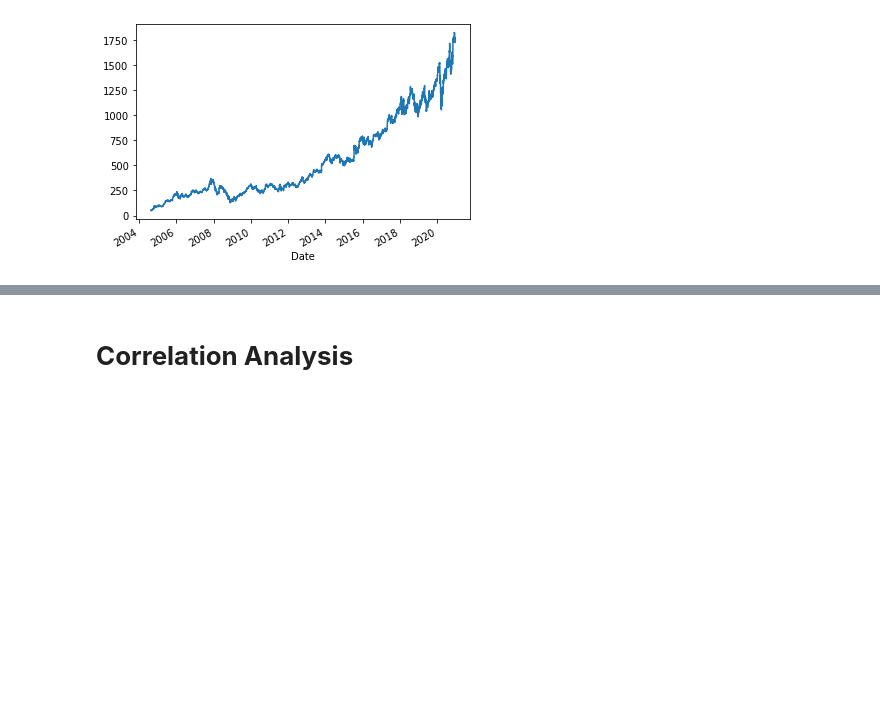
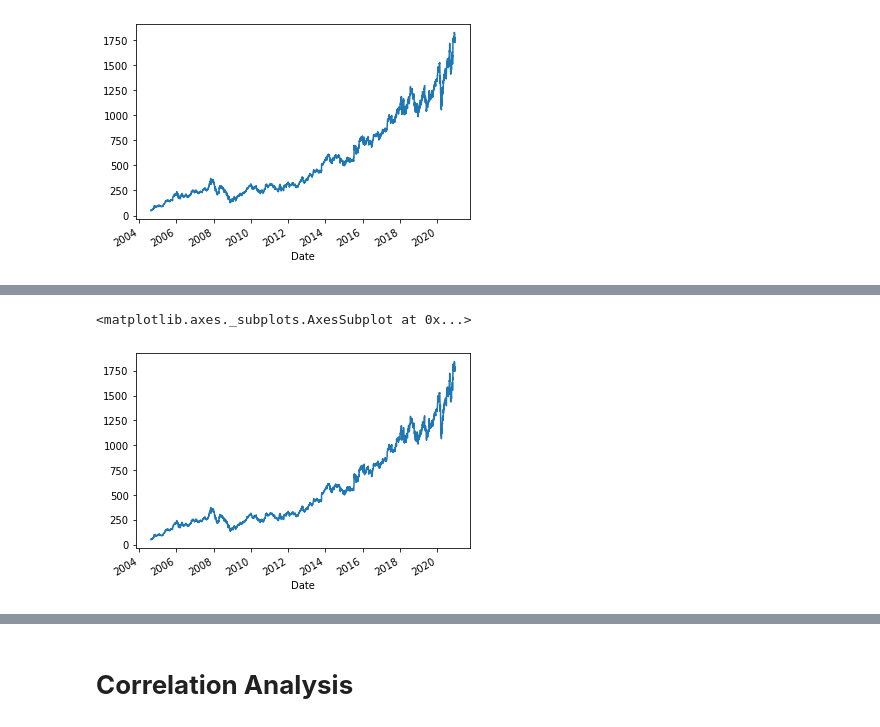
Before and after one commit to chiranjeevi-manike/Stock-Price-Prediction, a Jupyter notebook: Stock_Price_Prediction_using_LSTM.ipynb, the cells around one changed output, grey strips where cells are left out. Drawn from its saved outputs; the diff is of its cells as text; code cells hidden in the pictures; blank space fills up the shorter version.

```diff
--- a/Stock_Price_Prediction_using_LSTM.ipynb
+++ b/Stock_Price_Prediction_using_LSTM.ipynb
@@ -95,0 +101,5 @@ df_final['Adj Close'].plot()
+# %%
+df_final['High'].plot()
+# %% [output]
+<matplotlib.axes._subplots.AxesSubplot at 0x...>
+[figure, added]
```
Also changed, not shown: parts of 3 cells of this notebook.
